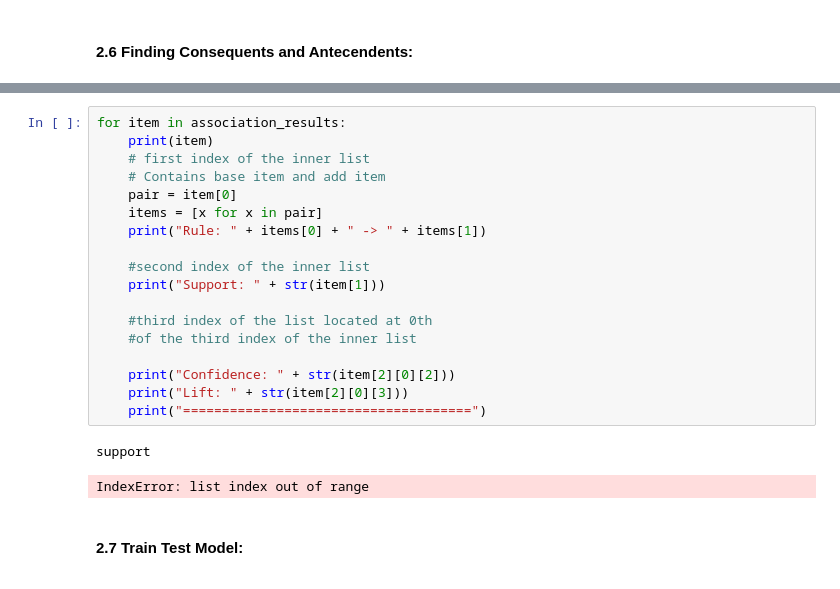
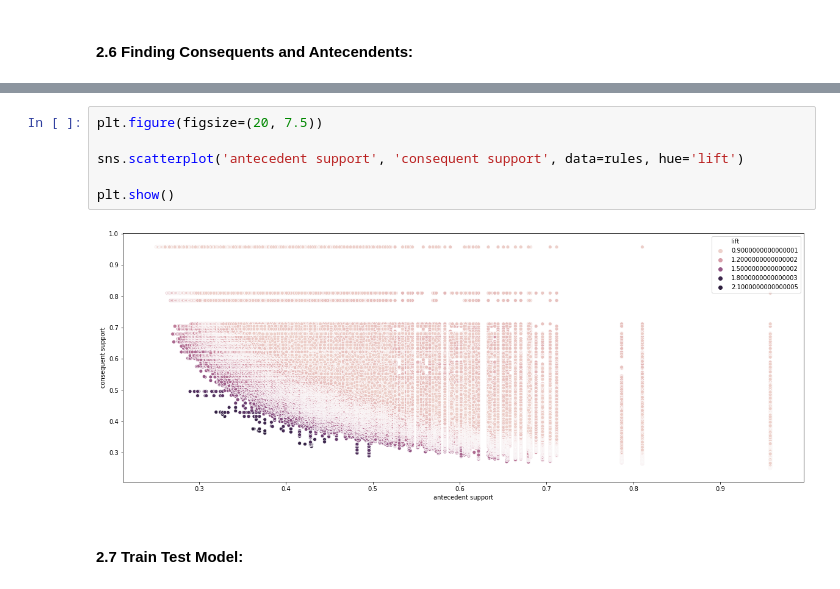
Before and after one commit to CJL89/Cold-Starter-Analysis, a Jupyter notebook: Cold_Starters_Machine_Learning.ipynb, the cells around one changed output, grey strips where cells are left out. Cells and saved outputs as stored; diff of their text form.

```diff
--- a/Cold_Starters_Machine_Learning.ipynb
+++ b/Cold_Starters_Machine_Learning.ipynb
@@ -210,24 +141,11 @@ memory usage: 24.0+ MB
-# %%
-for item in association_results:
-    print(item)
-    # first index of the inner list
-    # Contains base item and add item
-    pair = item[0]
-    items = [x for x in pair]
-    print("Rule: " + items[0] + " -> " + items[1])
-
-    #second index of the inner list
-    print("Support: " + str(item[1]))
-
-    #third index of the list located at 0th
-    #of the third index of the inner list
-
-    print("Confidence: " + str(item[2][0][2]))
-    print("Lift: " + str(item[2][0][3]))
-    print("=====================================")
-# %% [output]
-support
-IndexError: list index out of range
+# %%
+plt.figure(figsize=(20, 7.5))
+
+sns.scatterplot('antecedent support', 'consequent support', data=rules, hue='lift')
+
+plt.show()
+# %% [output]
+[figure, added]
 # %% [markdown]
 #### 2.7 Train Test Model:
 # %%
```
Also changed, not shown: parts of 20 cells of this notebook, 1 other file.
